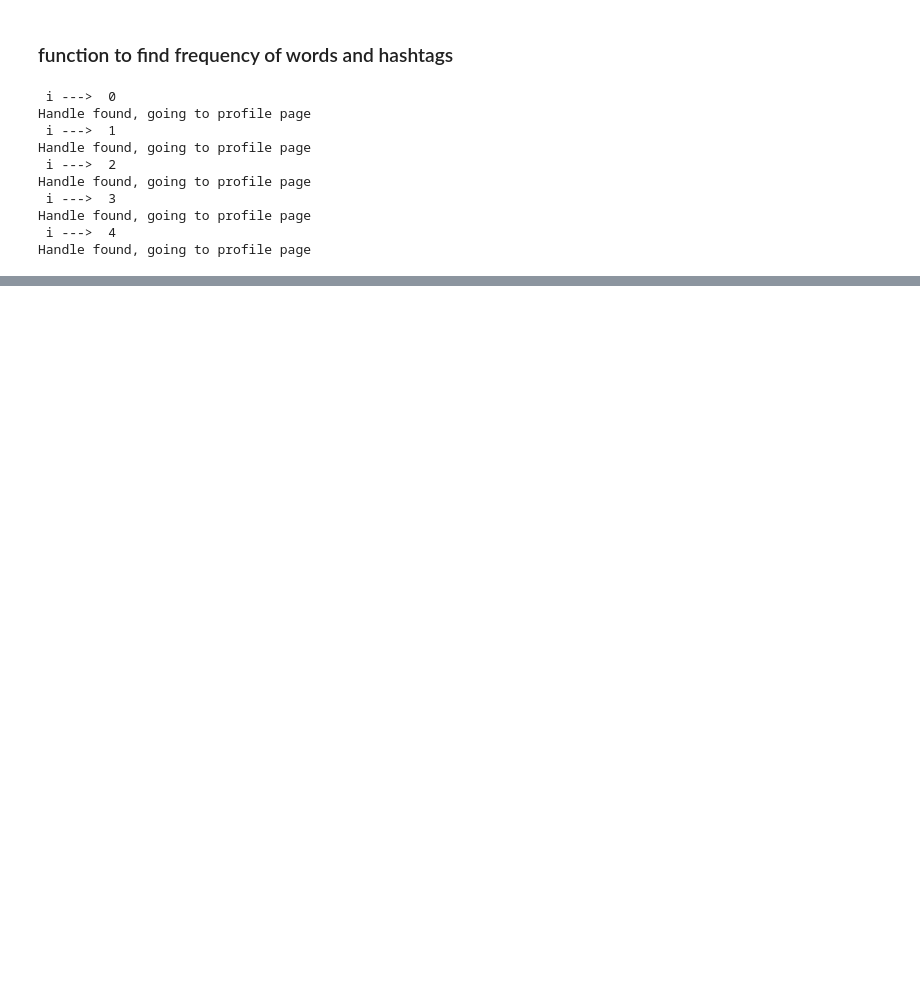
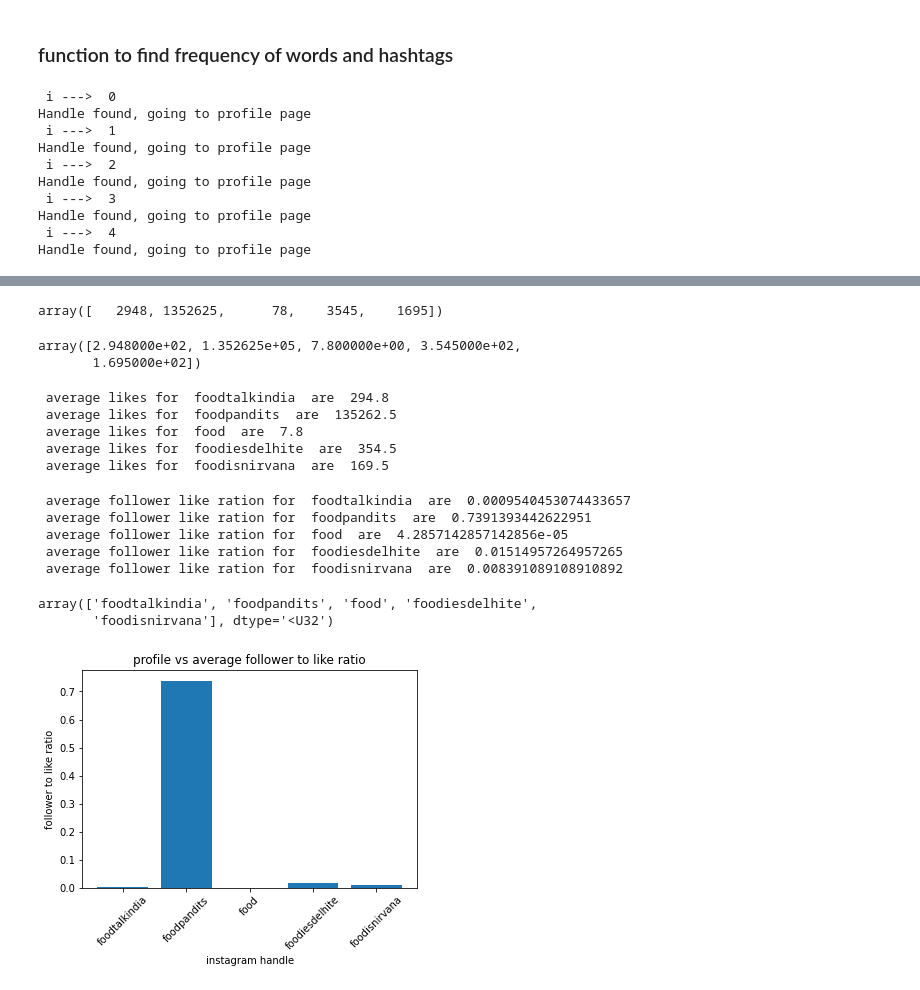
Before and after one commit to chirag-3/Instagram-Food-Vloggers-Data-scraping-using-Selenium, a Jupyter notebook: Food Vlogger Data Analysis.ipynb, the cells around one changed output, grey strips where cells are left out. Cells and saved outputs as stored; diff of their text form; code cells hidden in the pictures; blank space fills up the shorter version.

```diff
--- a/Food Vlogger Data Analysis.ipynb
+++ b/Food Vlogger Data Analysis.ipynb
@@ -638,0 +674,47 @@ plt.pie(hashtag_frequency)
+# %%
+like_count1 = np.array(like_count1)
+# %%
+like_count1
+# %% [output]
+array([   2948, 1352625,      78,    3545,    1695])
+# %%
+like_count1 = like_count1/10
+like_count1
+# %% [output]
+array([2.948000e+02, 1.352625e+05, 7.800000e+00, 3.545000e+02,
+       1.695000e+02])
+# %%
+for i in range(5):
+    print(" average likes for ",top_5_profiles[i][0]," are ",like_count1[i])
+# %% [output]
+ average likes for  foodtalkindia  are  294.8
+ average likes for  foodpandits  are  135262.5
+ average likes for  food  are  7.8
+ average likes for  foodiesdelhite  are  354.5
+ average likes for  foodisnirvana  are  169.5
+# %%
+average_follower_like_ratio = []
+
+for i in range(5):
+    average_follower_like_ratio.append(like_count1[i]/top_5_profiles[i][1])
+    print(" average follower like ration for ",top_5_profiles[i][0]," are ",average_follower_like_ratio[i])
+# %% [output]
+ average follower like ration for  foodtalkindia  are  0.0009540453074433657
+ average follower like ration for  foodpandits  are  0.7391393442622951
+ average follower like ration for  food  are  4.2857142857142856e-05
+ average follower like ration for  foodiesdelhite  are  0.01514957264957265
+ average follower like ration for  foodisnirvana  are  0.008391089108910892
+# %%
+x
+# %% [output]
+array(['foodtalkindia', 'foodpandits', 'food', 'foodiesdelhite',
+       'foodisnirvana'], dtype='<U32')
+# %%
+plt.bar(x,average_follower_like_ratio)
+plt.xticks(rotation = 45)
+plt.title("profile vs average follower to like ratio")
+plt.xlabel("instagram handle")
+plt.ylabel("follower to like ratio")
+plt.show()
+# %% [output]
+[figure, added]
```
Also changed, not shown: parts of 47 cells of this notebook, 1 other file.
